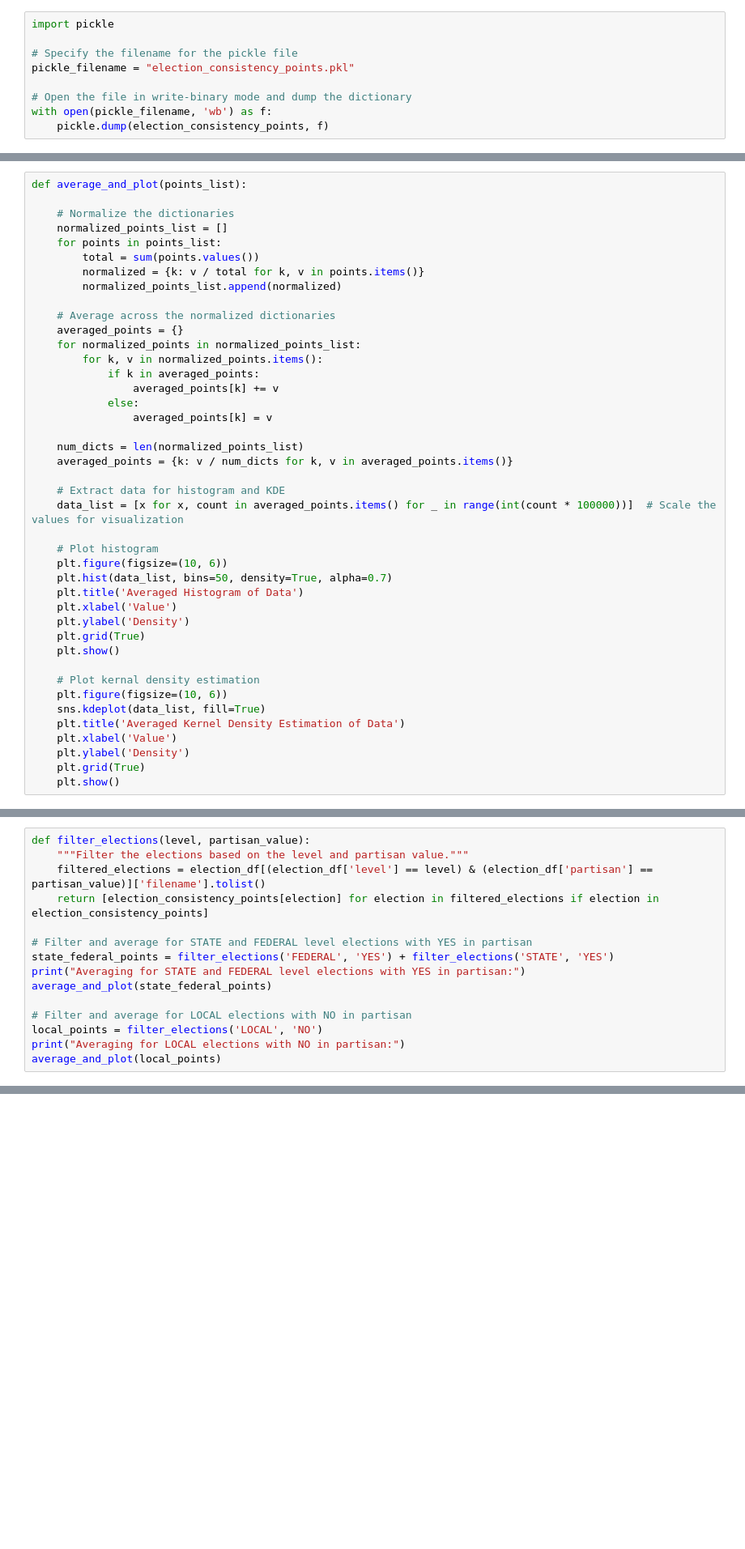
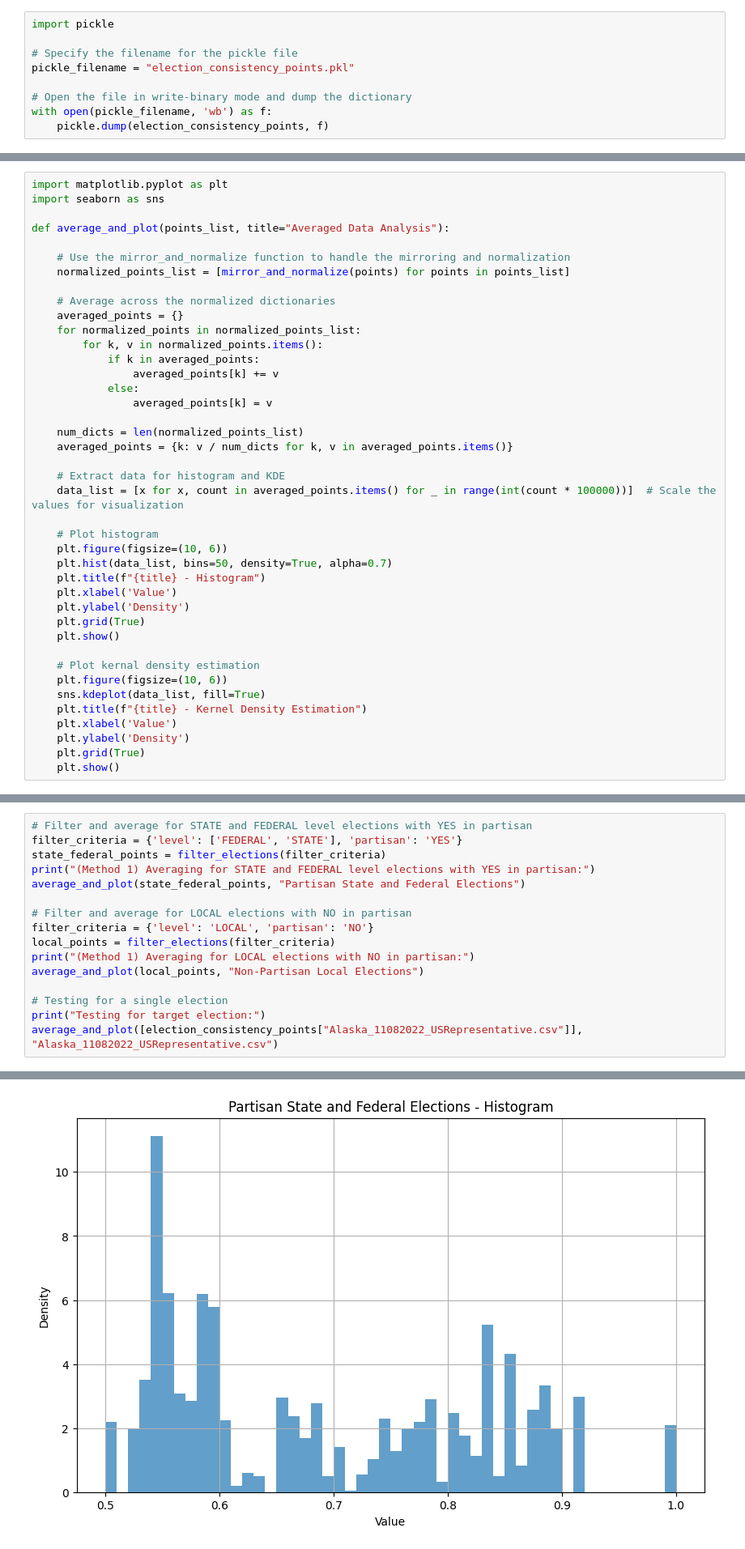
Before and after one commit to ericssimpson/voting-analysis-tools, a Jupyter notebook: rcv_exploration/process-group.ipynb, the cells around one changed output, grey strips where cells are left out. Shown at 81% size. Saved outputs shown, nothing was run; the diff lists cells and outputs as text; blank space fills up the shorter version.

Commit message:
"normalization" issues

```diff
--- a/rcv_exploration/process-group.ipynb
+++ b/rcv_exploration/process-group.ipynb
@@ -258,12 +426,11 @@ with open(pickle_filename, 'rb') as f:
 # %%
-def average_and_plot(points_list):
+import matplotlib.pyplot as plt
+import seaborn as sns
 
-    # Normalize the dictionaries
-    normalized_points_list = []
-    for points in points_list:
-        total = sum(points.values())
-        normalized = {k: v / total for k, v in points.items()}
-        normalized_points_list.append(normalized)
+def average_and_plot(points_list, title="Averaged Data Analysis"):
+
+    # Use the mirror_and_normalize function to handle the mirroring and normalization
+    normalized_points_list = [mirror_and_normalize(points) for points in points_list]
 
     # Average across the normalized dictionaries
     averaged_points = {}
@@ -283,7 +450,7 @@ def average_and_plot(points_list):
     # Plot histogram
     plt.figure(figsize=(10, 6))
     plt.hist(data_list, bins=50, density=True, alpha=0.7)
-    plt.title('Averaged Histogram of Data')
+    plt.title(f"{title} - Histogram")
     plt.xlabel('Value')
     plt.ylabel('Density')
     plt.grid(True)
@@ -292,7 +459,7 @@ def average_and_plot(points_list):
     # Plot kernal density estimation
     plt.figure(figsize=(10, 6))
     sns.kdeplot(data_list, fill=True)
-    plt.title('Averaged Kernel Density Estimation of Data')
+    plt.title(f"{title} - Kernel Density Estimation")
     plt.xlabel('Value')
     plt.ylabel('Density')
     plt.grid(True)
@@ -300,15 +529,17 @@ def average_and_plot(points_list):
 # %%
-def filter_elections(level, partisan_value):
-    """Filter the elections based on the level and partisan value."""
-    filtered_elections = election_df[(election_df['level'] == level) & (election_df['partisan'] == partisan_value)]['filename'].tolist()
-    return [election_consistency_points[election] for election in filtered_elections if election in election_consistency_points]
-
 # Filter and average for STATE and FEDERAL level elections with YES in partisan
-state_federal_points = filter_elections('FEDERAL', 'YES') + filter_elections('STATE', 'YES')
-print("Averaging for STATE and FEDERAL level elections with YES in partisan:")
-average_and_plot(state_federal_points)
+filter_criteria = {'level': ['FEDERAL', 'STATE'], 'partisan': 'YES'}
+state_federal_points = filter_elections(filter_criteria)
+print("(Method 1) Averaging for STATE and FEDERAL level elections with YES in partisan:")
+average_and_plot(state_federal_points, "Partisan State and Federal Elections")
 
 # Filter and average for LOCAL elections with NO in partisan
-local_points = filter_elections('LOCAL', 'NO')
-print("Averaging for LOCAL elections with NO in partisan:")
-average_and_plot(local_points)
+filter_criteria = {'level': 'LOCAL', 'partisan': 'NO'}
+local_points = filter_elections(filter_criteria)
+print("(Method 1) Averaging for LOCAL elections with NO in partisan:")
+average_and_plot(local_points, "Non-Partisan Local Elections")
+
+# Testing for a single election
+print("Testing for target election:")
+average_and_plot([election_consistency_points["Alaska_11082022_USRepresentative.csv"]], "Alaska_11082022_USRepresentative.csv")
+# %% [output]
@@ -314,0 +563 @@ average_and_plot(local_points)
+[figure, added]
```
Also changed, not shown: parts of 11 cells of this notebook, 15 other files.
